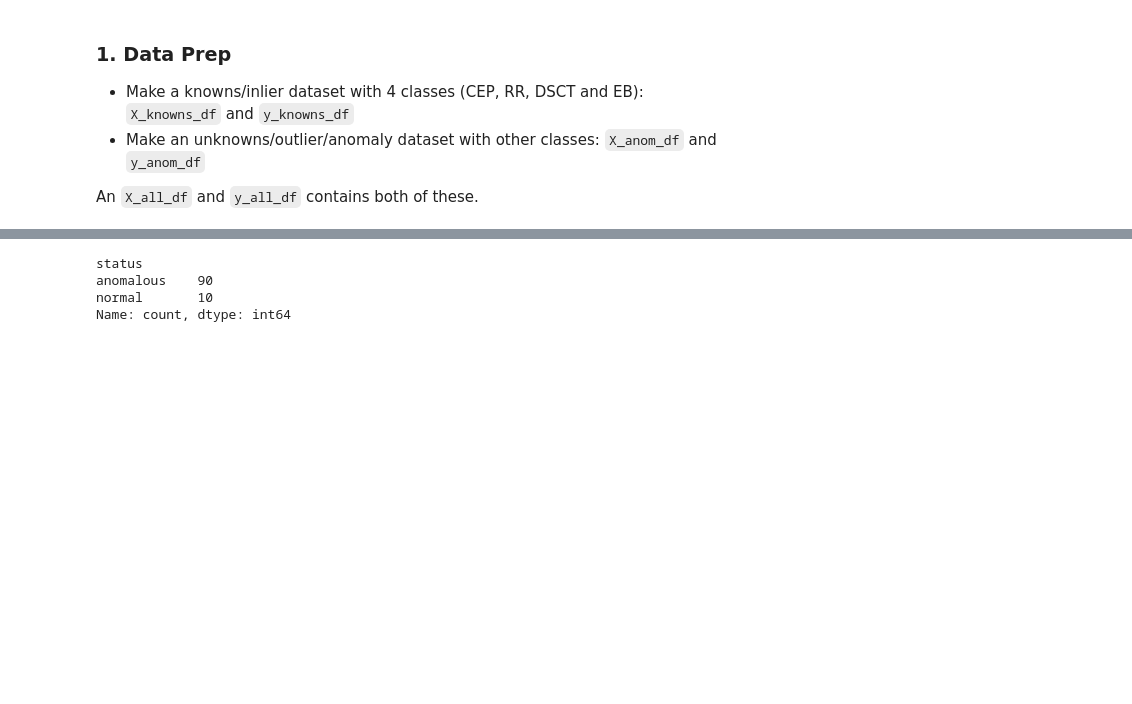
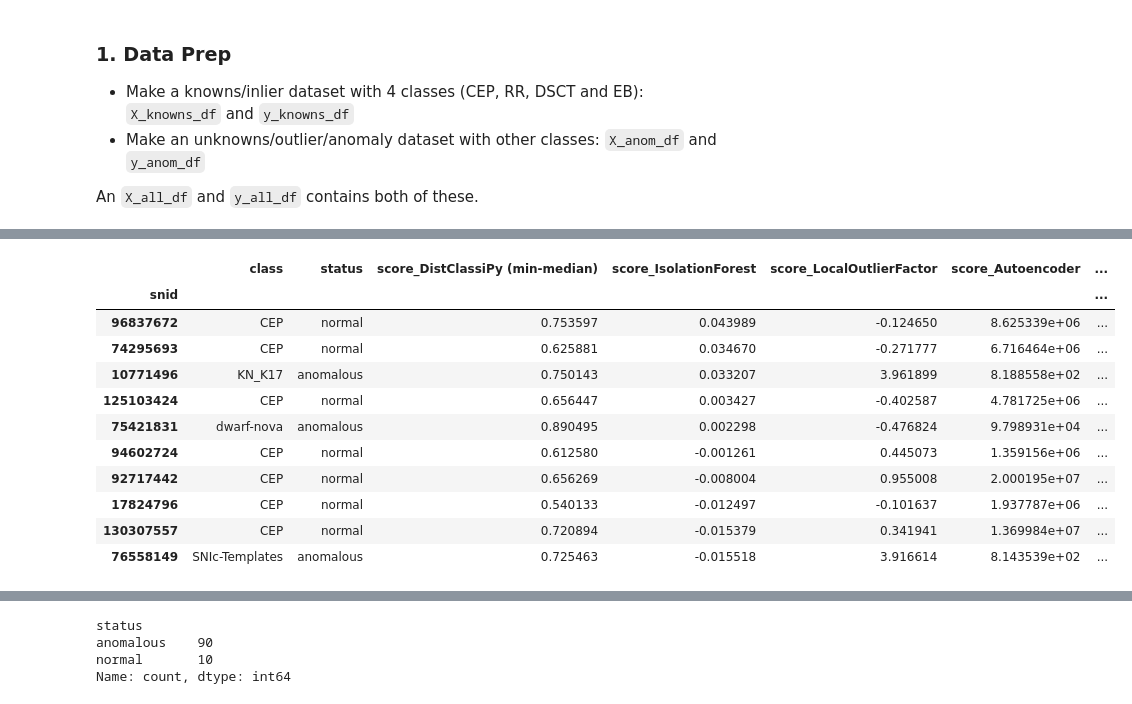
Before and after one commit to sidchaini/DistanceAnomalies, a Jupyter notebook: 04. ad comparison/rutgers01. outliers SC.ipynb, the cells around one changed output, grey strips where cells are left out. Saved outputs shown, nothing was run; the diff lists cells and outputs as text; code cells hidden in the pictures; blank space fills up the shorter version.

```diff
--- a/04. ad comparison/rutgers01. outliers SC.ipynb
+++ b/04. ad comparison/rutgers01. outliers SC.ipynb
@@ -201,0 +492,15 @@ for model_name, model in tqdm(models_to_test.items(), desc="Running Models"):
+# %%
+results_df.sort_values(by=["score_IsolationForest"],ascending=False).iloc[:10]
+# %% [output]
+|  | class | status | score_DistClassiPy (min-median) | score_IsolationForest | score_LocalOutlierFactor | score_Autoencoder | ... |
+| snid |  |  |  |  |  |  | ... |
+| 96837672 | CEP | normal | 0.753597 | 0.043989 | -0.124650 | 8.625339e+06 | ... |
+| 74295693 | CEP | normal | 0.625881 | 0.034670 | -0.271777 | 6.716464e+06 | ... |
+| 10771496 | KN_K17 | anomalous | 0.750143 | 0.033207 | 3.961899 | 8.188558e+02 | ... |
+| 125103424 | CEP | normal | 0.656447 | 0.003427 | -0.402587 | 4.781725e+06 | ... |
+| 75421831 | dwarf-nova | anomalous | 0.890495 | 0.002298 | -0.476824 | 9.798931e+04 | ... |
+| 94602724 | CEP | normal | 0.612580 | -0.001261 | 0.445073 | 1.359156e+06 | ... |
+| 92717442 | CEP | normal | 0.656269 | -0.008004 | 0.955008 | 2.000195e+07 | ... |
+| 17824796 | CEP | normal | 0.540133 | -0.012497 | -0.101637 | 1.937787e+06 | ... |
+| 130307557 | CEP | normal | 0.720894 | -0.015379 | 0.341941 | 1.369984e+07 | ... |
+| 76558149 | SNIc-Templates | anomalous | 0.725463 | -0.015518 | 3.916614 | 8.143539e+02 | ... |
```
Also changed, not shown: parts of 28 cells of this notebook, 6 other files.
